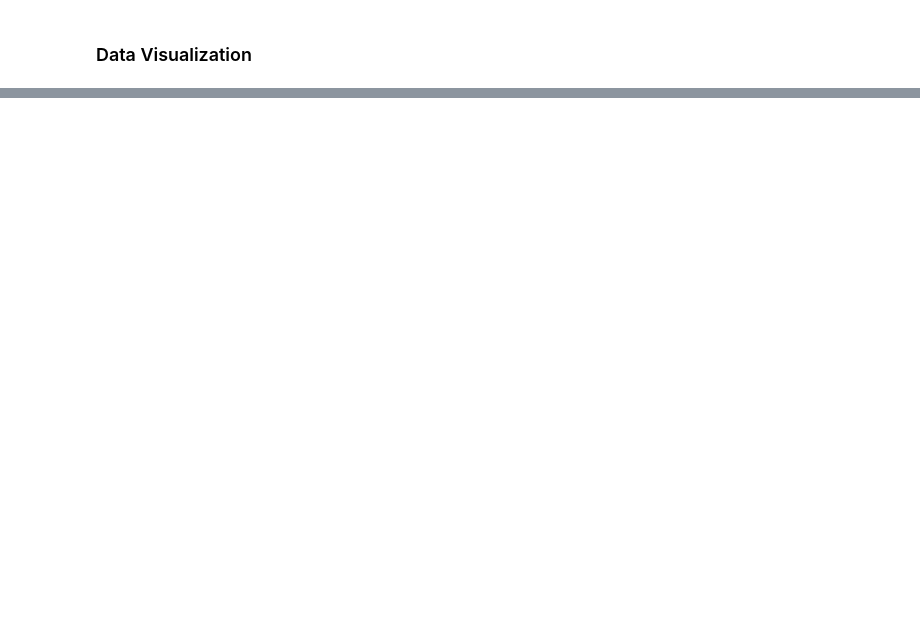
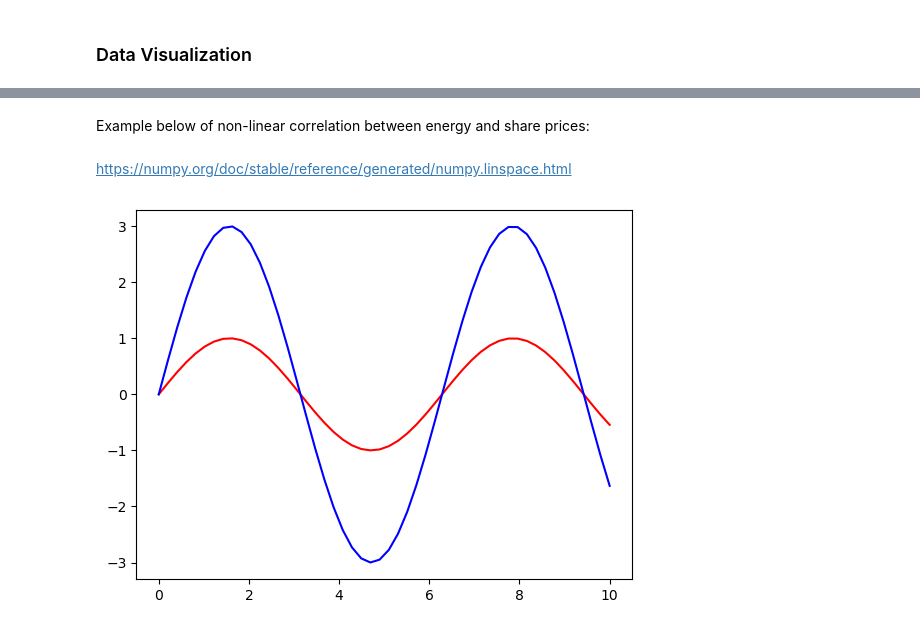
Before and after one commit to joannefeeney/programming-data, a Jupyter notebook: Correlation&Regression.ipynb, the cells around one changed output, grey strips where cells are left out. Drawn from its saved outputs; the diff is of its cells as text; code cells hidden in the pictures; blank space fills up the shorter version.

```diff
--- a/Correlation&Regression.ipynb
+++ b/Correlation&Regression.ipynb
@@ -24,0 +37,13 @@ plt.show
+# %% [markdown]
+Example below of non-linear correlation between energy and share prices:
+# %% [markdown]
+https://numpy.org/doc/stable/reference/generated/numpy.linspace.html
+# %%
+time = np.linspace(0,10)
+energyPrice = np.sin(time)
+sharePrice = (np.sin(time))*3
+plt.plot(time, energyPrice, 'r')
+plt.plot(time, sharePrice, 'b')
+plt.show()
+# %% [output]
+[figure, added]
```
Also changed, not shown: parts of 22 cells of this notebook, 1 other file.
